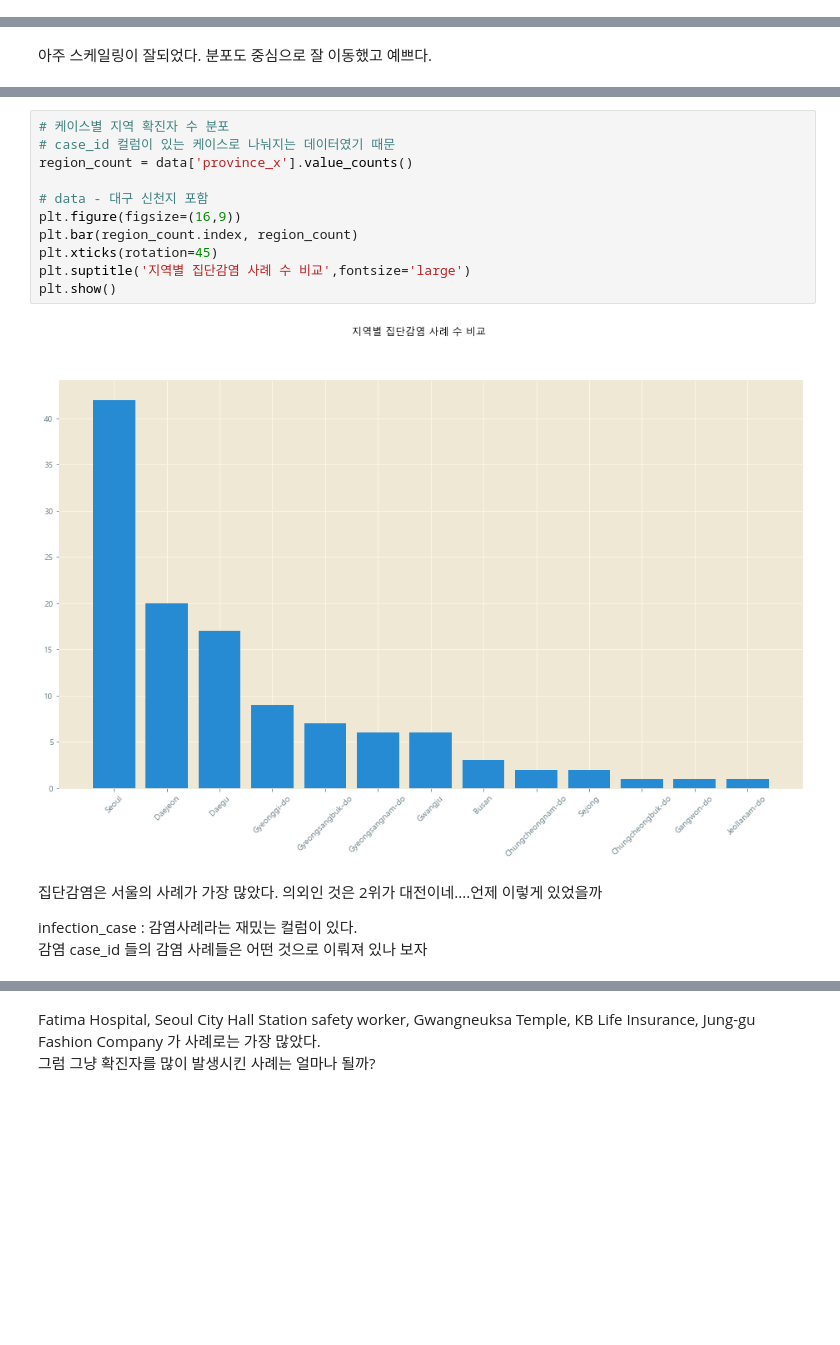
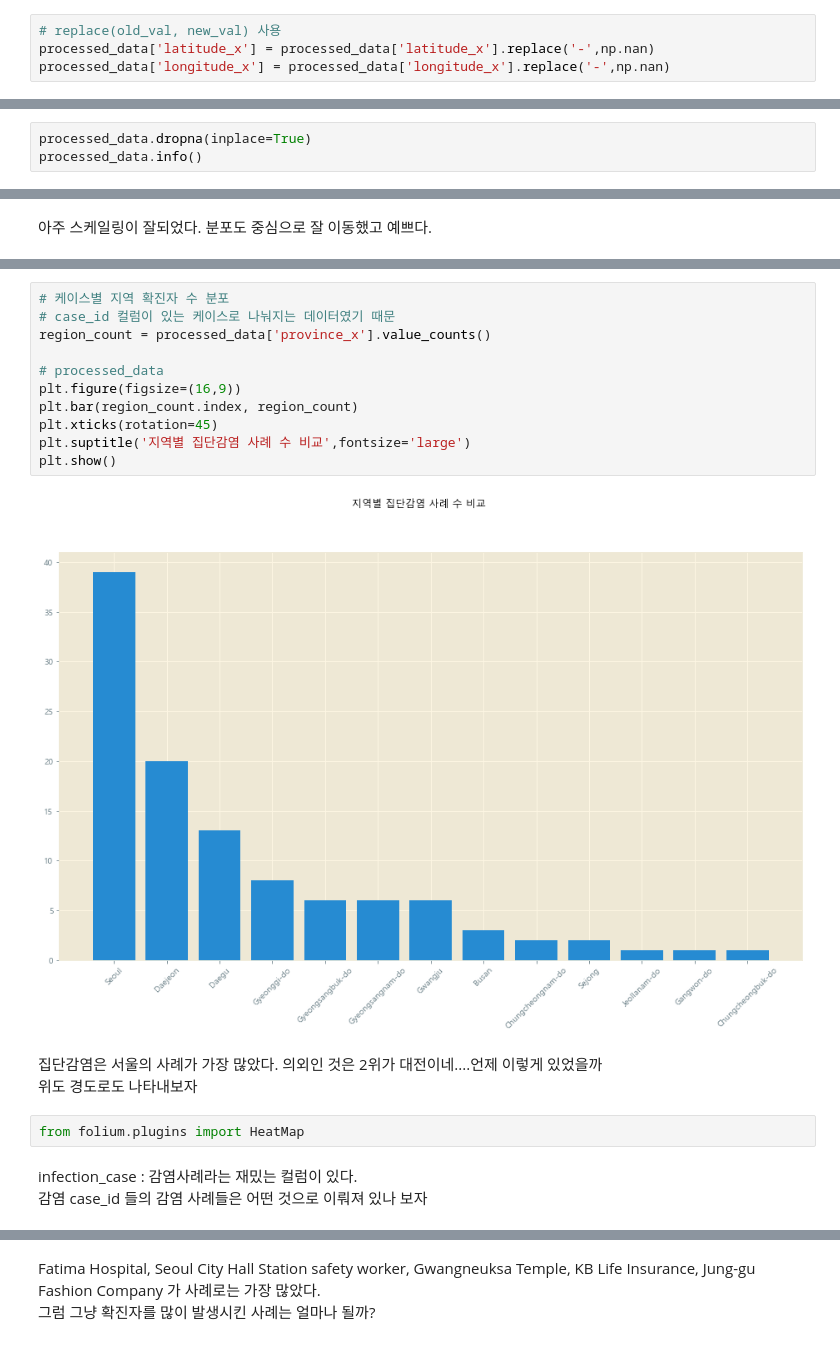
Before and after one commit to cryingjin/Today-I-Learned, a Jupyter notebook: week1_EDA_yj.ipynb, the cells around one changed output, grey strips where cells are left out. Saved outputs shown, nothing was run; the diff lists cells and outputs as text; blank space fills up the shorter version.

```diff
--- a/week1_EDA_yj.ipynb
+++ b/week1_EDA_yj.ipynb
@@ -300,0 +305,4 @@ Index(['academy_ratio', 'city', 'confirmed', 'elderly_alone_ratio',
+# %%
+# replace(old_val, new_val) 사용
+processed_data['latitude_x'] = processed_data['latitude_x'].replace('-',np.nan)
+processed_data['longitude_x'] = processed_data['longitude_x'].replace('-',np.nan)
@@ -300,0 +326,3 @@ Index(['academy_ratio', 'city', 'confirmed', 'elderly_alone_ratio',
+# %%
+processed_data.dropna(inplace=True)
+processed_data.info()
@@ -398,19 +437,22 @@ Name: province_x, dtype: int64
 # %%
 # 케이스별 지역 확진자 수 분포
 # case_id 컬럼이 있는 케이스로 나눠지는 데이터였기 때문
-region_count = data['province_x'].value_counts()
+region_count = processed_data['province_x'].value_counts()
 
-# data - 대구 신천지 포함
+# processed_data
 plt.figure(figsize=(16,9))
 plt.bar(region_count.index, region_count)
 plt.xticks(rotation=45)
 plt.suptitle('지역별 집단감염 사례 수 비교',fontsize='large')
 plt.show()
 # %% [output]
-[figure, old version]
+[figure, new version]
+# %% [markdown]
+집단감염은 서울의 사례가 가장 많았다. 의외인 것은 2위가 대전이네....언제 이렇게 있었을까
+위도 경도로도 나타내보자
+# %%
+from folium.plugins import HeatMap
 # %% [markdown]
-집단감염은 서울의 사례가 가장 많았다. 의외인 것은 2위가 대전이네....언제 이렇게 있었을까
-
 infection_case : 감염사례라는 재밌는 컬럼이 있다.
 감염 case_id 들의 감염 사례들은 어떤 것으로 이뤄져 있나 보자
 # %%
```
Also changed, not shown: parts of 45 cells of this notebook.
